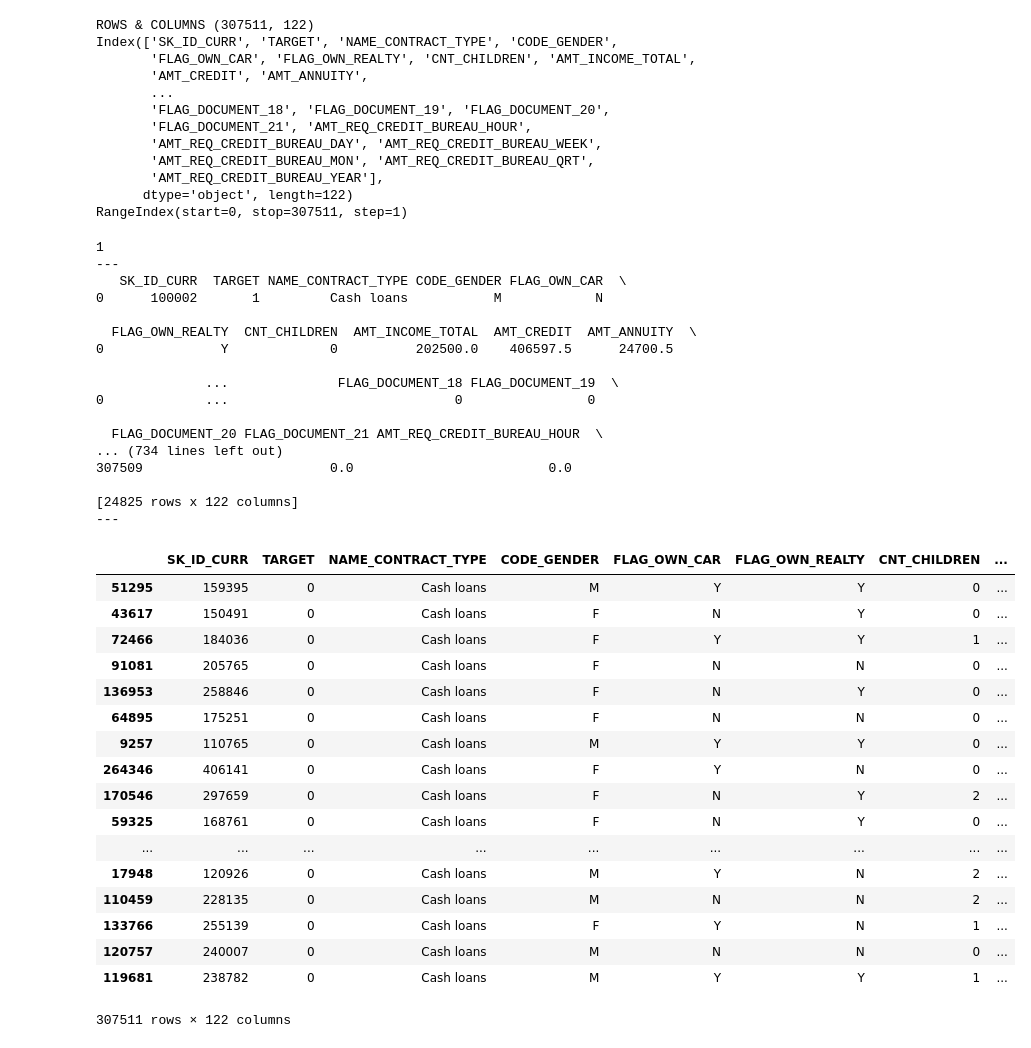
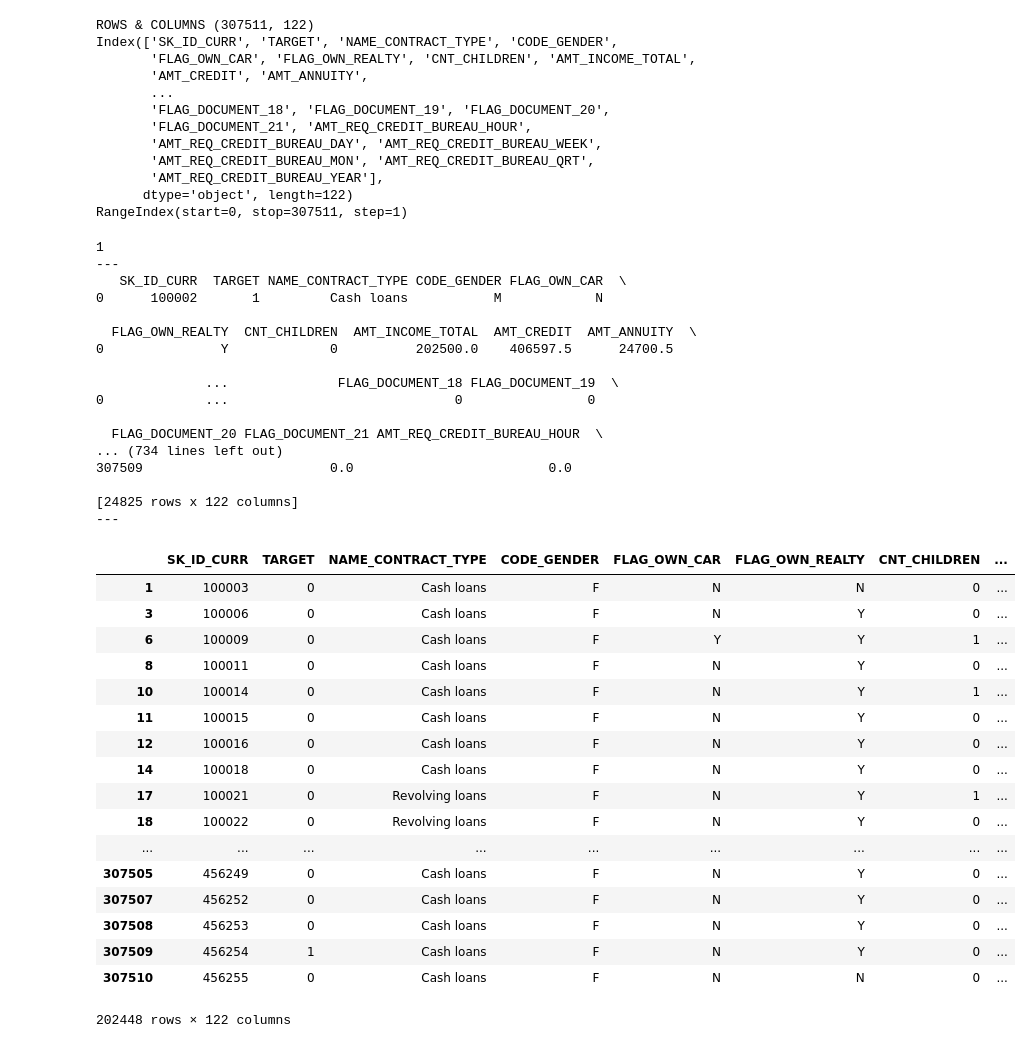
Before and after one commit to jeff27101/2nd-ML100Days, a Jupyter notebook: homework/Day_002_HW.ipynb, the cells around one changed output. Cells and saved outputs as stored; diff of their text form; code cells hidden in the pictures.

```diff
--- a/homework/Day_002_HW.ipynb
+++ b/homework/Day_002_HW.ipynb
@@ -58,47 +58,50 @@ print("---")
 print(app_train.iloc[:,2]) # 第三欄
 print("---")
 print(app_train["TARGET"])
 print("---")
 print(app_train.TARGET)
 print("---")
 out_app_train= app_train[app_train.loc[:,"TARGET"] > 0] #
 print(out_app_train)
 print("---")
 #app_train.sort_index(axis = 0, ascending = True) #???
 app_train.sort_values(by = 'AMT_CREDIT') #透過指定欄位的數值排序
+app_train.sort_values(by = 'AMT_CREDIT').head(3)
+filter = (app_train["CODE_GENDER"] == "F")
+app_train[filter]
 # %% [output]
 1
 ---
    SK_ID_CURR  TARGET NAME_CONTRACT_TYPE CODE_GENDER FLAG_OWN_CAR  \
 0      100002       1         Cash loans           M            N
 
   FLAG_OWN_REALTY  CNT_CHILDREN  AMT_INCOME_TOTAL  AMT_CREDIT  AMT_ANNUITY  \
 0               Y             0          202500.0    406597.5      24700.5
 
               ...              FLAG_DOCUMENT_18 FLAG_DOCUMENT_19  \
 0             ...                             0                0
 
   FLAG_DOCUMENT_20 FLAG_DOCUMENT_21 AMT_REQ_CREDIT_BUREAU_HOUR  \
 ... (734 lines left out)
 307509                        0.0                         0.0
 
 [24825 rows x 122 columns]
 ---
 |  | SK_ID_CURR | TARGET | NAME_CONTRACT_TYPE | CODE_GENDER | FLAG_OWN_CAR | FLAG_OWN_REALTY | CNT_CHILDREN | ... |
-| 51295 | 159395 | 0 | Cash loans | M | Y | Y | 0 | ... |
-| 43617 | 150491 | 0 | Cash loans | F | N | Y | 0 | ... |
-| 72466 | 184036 | 0 | Cash loans | F | Y | Y | 1 | ... |
-| 91081 | 205765 | 0 | Cash loans | F | N | N | 0 | ... |
-| 136953 | 258846 | 0 | Cash loans | F | N | Y | 0 | ... |
-| 64895 | 175251 | 0 | Cash loans | F | N | N | 0 | ... |
-| 9257 | 110765 | 0 | Cash loans | M | Y | Y | 0 | ... |
-| 264346 | 406141 | 0 | Cash loans | F | Y | N | 0 | ... |
-| 170546 | 297659 | 0 | Cash loans | F | N | Y | 2 | ... |
-| 59325 | 168761 | 0 | Cash loans | F | N | Y | 0 | ... |
+| 1 | 100003 | 0 | Cash loans | F | N | N | 0 | ... |
+| 3 | 100006 | 0 | Cash loans | F | N | Y | 0 | ... |
+| 6 | 100009 | 0 | Cash loans | F | Y | Y | 1 | ... |
+| 8 | 100011 | 0 | Cash loans | F | N | Y | 0 | ... |
+| 10 | 100014 | 0 | Cash loans | F | N | Y | 1 | ... |
+| 11 | 100015 | 0 | Cash loans | F | N | Y | 0 | ... |
+| 12 | 100016 | 0 | Cash loans | F | N | Y | 0 | ... |
+| 14 | 100018 | 0 | Cash loans | F | N | Y | 0 | ... |
+| 17 | 100021 | 0 | Revolving loans | F | N | Y | 1 | ... |
+| 18 | 100022 | 0 | Revolving loans | F | N | Y | 0 | ... |
 | ... | ... | ... | ... | ... | ... | ... | ... | ... |
-| 17948 | 120926 | 0 | Cash loans | M | Y | N | 2 | ... |
-| 110459 | 228135 | 0 | Cash loans | M | N | N | 2 | ... |
-| 133766 | 255139 | 0 | Cash loans | F | Y | N | 1 | ... |
-| 120757 | 240007 | 0 | Cash loans | M | N | N | 0 | ... |
-| 119681 | 238782 | 0 | Cash loans | M | Y | Y | 1 | ... |
+| 307505 | 456249 | 0 | Cash loans | F | N | Y | 0 | ... |
+| 307507 | 456252 | 0 | Cash loans | F | N | Y | 0 | ... |
+| 307508 | 456253 | 0 | Cash loans | F | N | Y | 0 | ... |
+| 307509 | 456254 | 1 | Cash loans | F | N | Y | 0 | ... |
+| 307510 | 456255 | 0 | Cash loans | F | N | N | 0 | ... |
-307511 rows × 122 columns
+202448 rows × 122 columns
```
Also changed, not shown: parts of 1 cell of this notebook.
